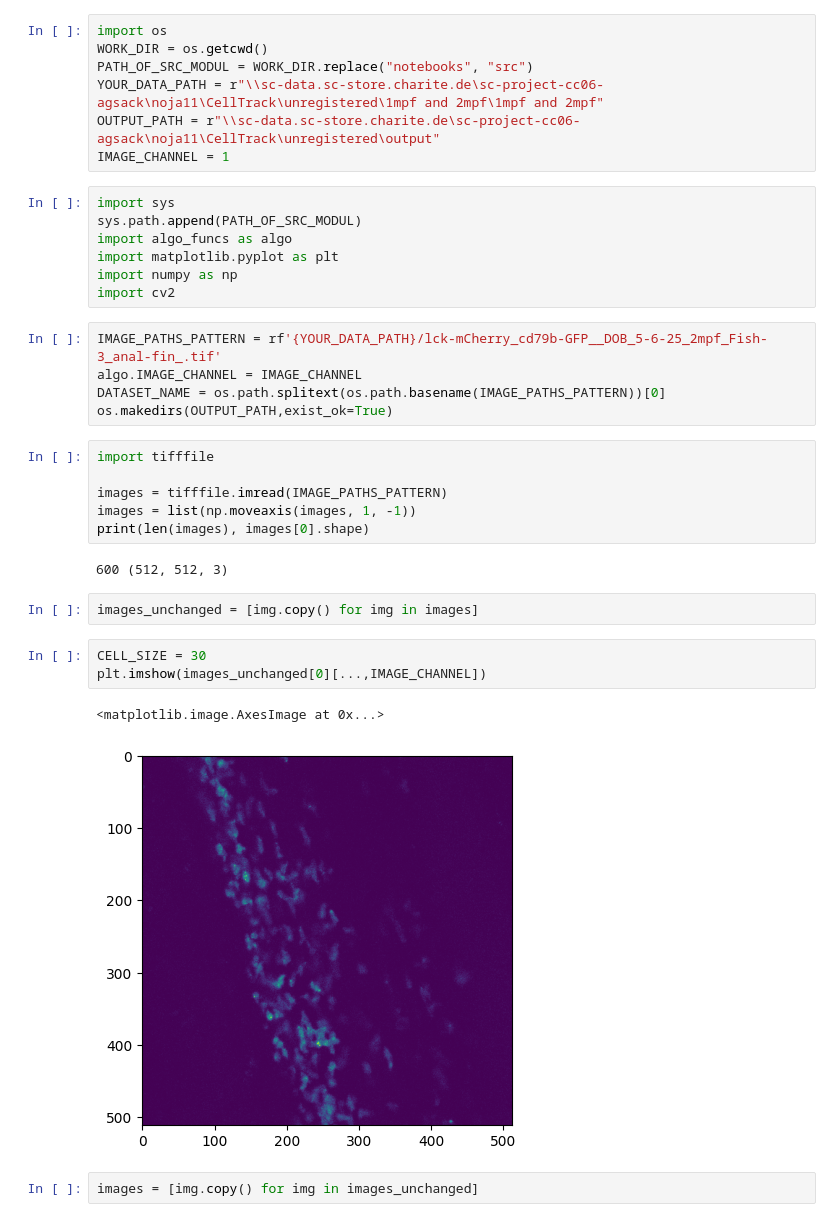
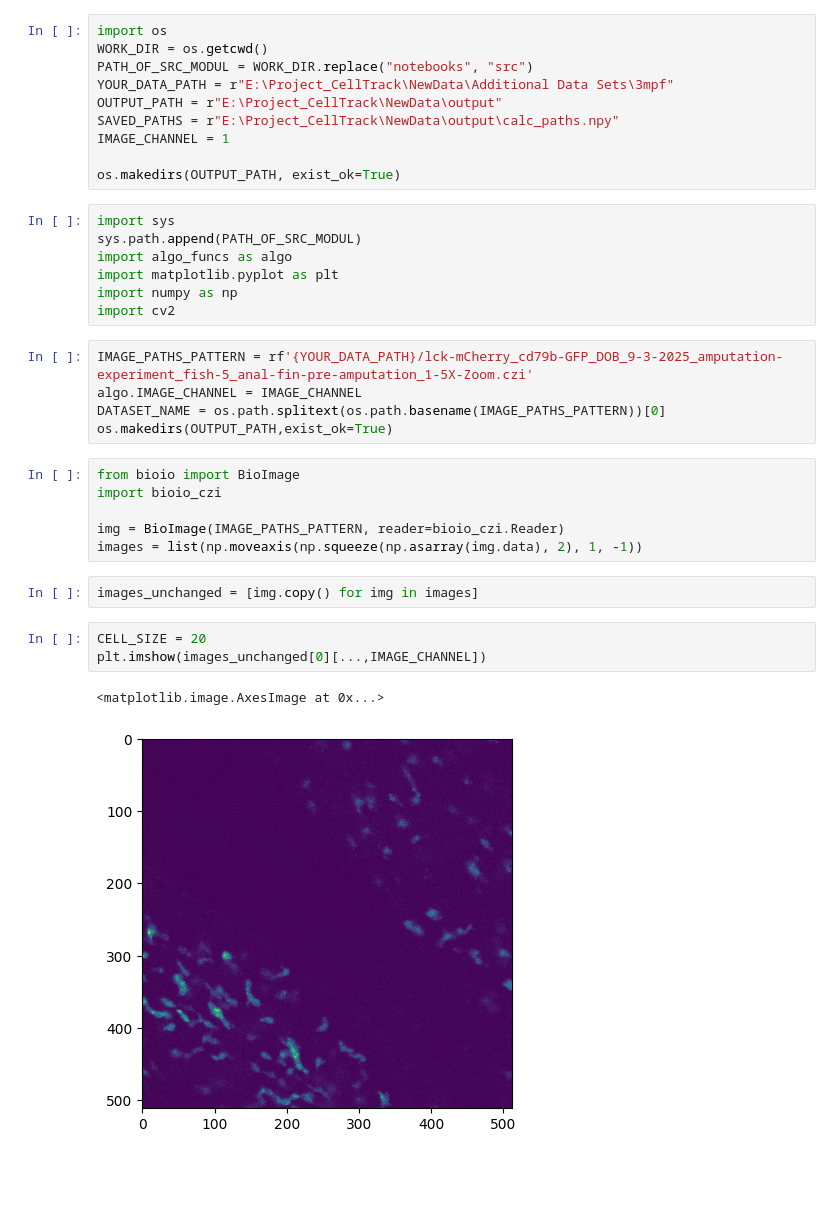
Before and after one commit to Gitinc/argus, a Jupyter notebook: notebooks/compute_cell_paths_zebrafish.ipynb, the cells around one changed output. Cells and saved outputs as stored; diff of their text form; blank space fills up the shorter version.

```diff
--- a/notebooks/compute_cell_paths_zebrafish.ipynb
+++ b/notebooks/compute_cell_paths_zebrafish.ipynb
@@ -2,9 +2,12 @@
 import os
 WORK_DIR = os.getcwd()
 PATH_OF_SRC_MODUL = WORK_DIR.replace("notebooks", "src")
-YOUR_DATA_PATH = r"\\sc-data.sc-store.charite.de\sc-project-cc06-agsack\noja11\CellTrack\unregistered\1mpf and 2mpf\1mpf and 2mpf"
-OUTPUT_PATH = r"\\sc-data.sc-store.charite.de\sc-project-cc06-agsack\noja11\CellTrack\unregistered\output"
+YOUR_DATA_PATH = r"E:\Project_CellTrack\NewData\Additional Data Sets\3mpf"
+OUTPUT_PATH = r"E:\Project_CellTrack\NewData\output"
+SAVED_PATHS = r"E:\Project_CellTrack\NewData\output\calc_paths.npy"
 IMAGE_CHANNEL = 1
+
+os.makedirs(OUTPUT_PATH, exist_ok=True)
 # %%
 import sys
 sys.path.append(PATH_OF_SRC_MODUL)
@@ -13,28 +16,24 @@ import matplotlib.pyplot as plt
 import numpy as np
 import cv2
 # %%
-IMAGE_PATHS_PATTERN = rf'{YOUR_DATA_PATH}/lck-mCherry_cd79b-GFP__DOB_5-6-25_2mpf_Fish-3_anal-fin_.tif'
+IMAGE_PATHS_PATTERN = rf'{YOUR_DATA_PATH}/lck-mCherry_cd79b-GFP_DOB_9-3-2025_amputation-experiment_fish-5_anal-fin-pre-amputation_1-5X-Zoom.czi'
 algo.IMAGE_CHANNEL = IMAGE_CHANNEL
 DATASET_NAME = os.path.splitext(os.path.basename(IMAGE_PATHS_PATTERN))[0]
 os.makedirs(OUTPUT_PATH,exist_ok=True)
 # %%
-import tifffile
+from bioio import BioImage
+import bioio_czi
 
-images = tifffile.imread(IMAGE_PATHS_PATTERN)
-images = list(np.moveaxis(images, 1, -1))
-print(len(images), images[0].shape)
+img = BioImage(IMAGE_PATHS_PATTERN, reader=bioio_czi.Reader)
+images = list(np.moveaxis(np.squeeze(np.asarray(img.data), 2), 1, -1))
-# %% [output]
-600 (512, 512, 3)
 # %%
 images_unchanged = [img.copy() for img in images]
 # %%
-CELL_SIZE = 30
+CELL_SIZE = 20
 plt.imshow(images_unchanged[0][...,IMAGE_CHANNEL])
 # %% [output]
 <matplotlib.image.AxesImage at 0x...>
-[figure, old version]
+[figure, new version]
-# %%
-images = [img.copy() for img in images_unchanged]
 # %%
 #images = algo.bm3d_denoise_all(images = images)
 #images = algo.clip_images(images = images, clip_percentile=99)
```
Also changed, not shown: parts of 11 cells of this notebook, 2 other files.
